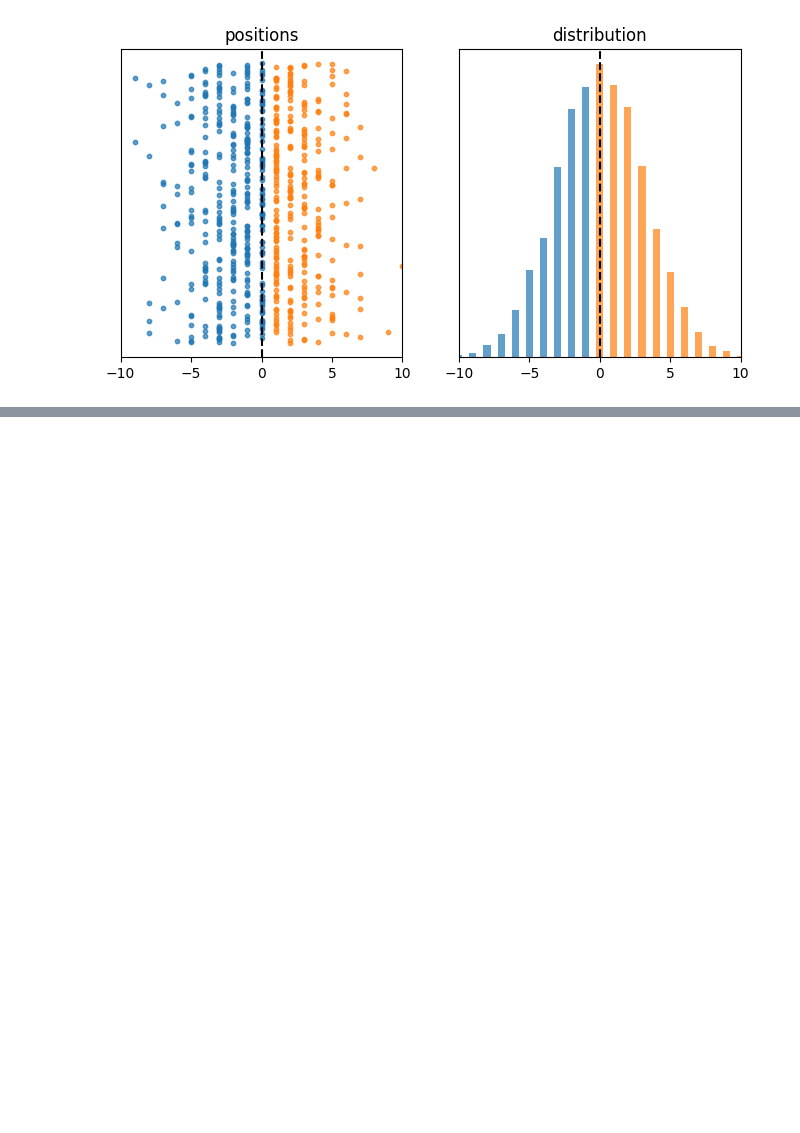
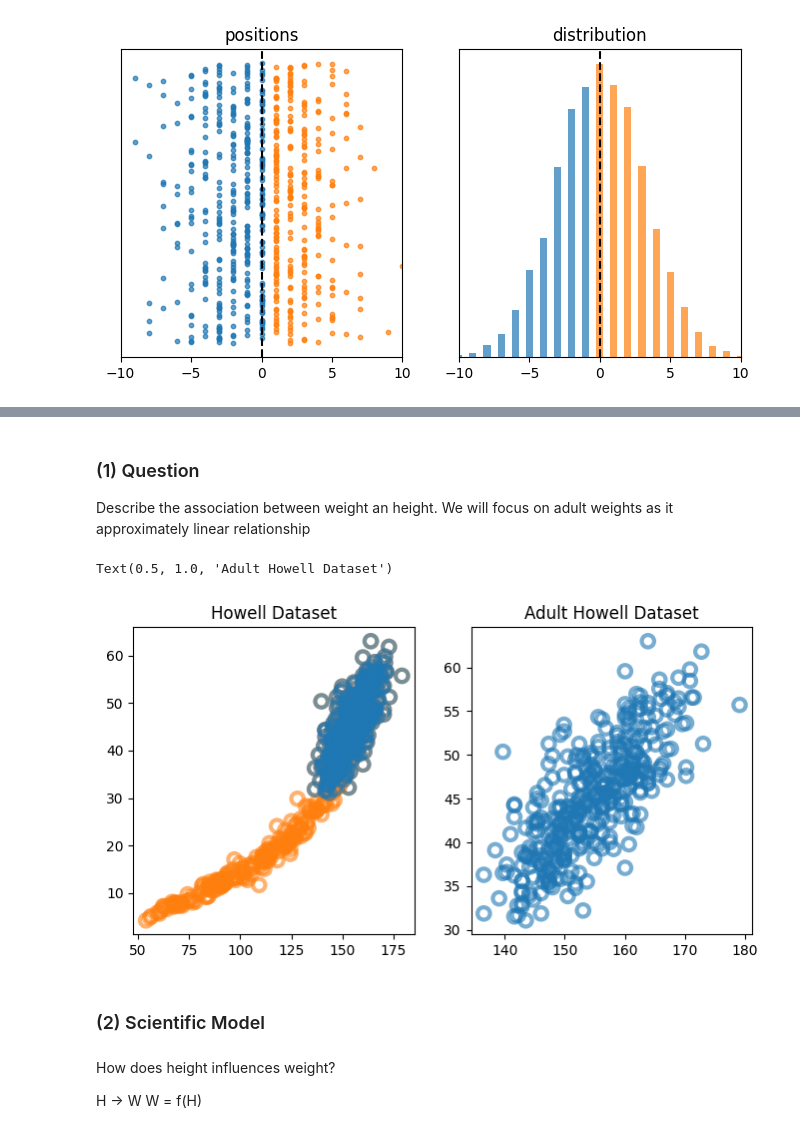
Before and after one commit to vaibrainium/Bayesian-Inference, a Jupyter notebook: notebooks/4-statistical-rethinking/3-geocentric-models.ipynb, the cells around one changed output, grey strips where cells are left out. Cells and saved outputs as stored; diff of their text form; code cells hidden in the pictures; blank space fills up the shorter version.

```diff
--- a/notebooks/4-statistical-rethinking/3-geocentric-models.ipynb
+++ b/notebooks/4-statistical-rethinking/3-geocentric-models.ipynb
@@ -65,0 +63,27 @@ plt.ylabel("pdf(x)");
+# %% [markdown]
+### (1) Question
+Describe the association between weight an height. We will focus on adult weights as it approximately linear relationship
+# %%
+HOWELL = utils.load_data("Howell1")
+fig, axs = plt.subplots(1, 2, figsize=(8, 4))
+
+plt.sca(axs[0])
+utils.plot_scatter(HOWELL.height, HOWELL.weight, color='C1')
+plt.title("Howell Dataset")
+
+ADULT_HOWELL = HOWELL[HOWELL.age >= 18]
+plt.sca(axs[0])
+utils.plot_scatter(ADULT_HOWELL.height, ADULT_HOWELL.weight)
+plt.sca(axs[1])
+utils.plot_scatter(ADULT_HOWELL.height, ADULT_HOWELL.weight)
+plt.title("Adult Howell Dataset")
+# %% [output]
+Text(0.5, 1.0, 'Adult Howell Dataset')
+[figure, added]
+# %% [markdown]
+### (2) Scientific Model
+# %% [markdown]
+How does height influences weight?
+
+H -> W
+W = f(H)
```
Also changed, not shown: parts of 25 cells of this notebook.
